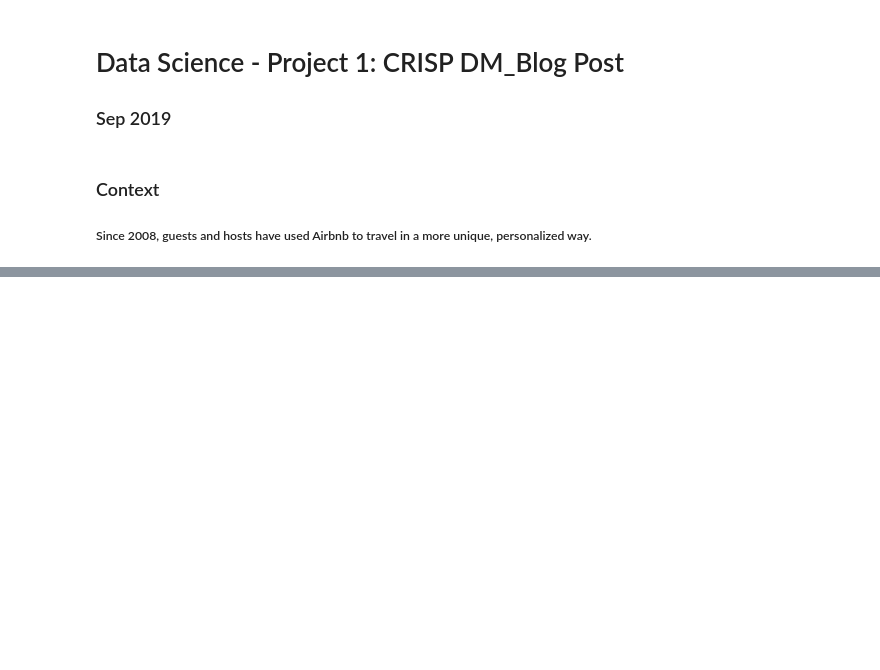
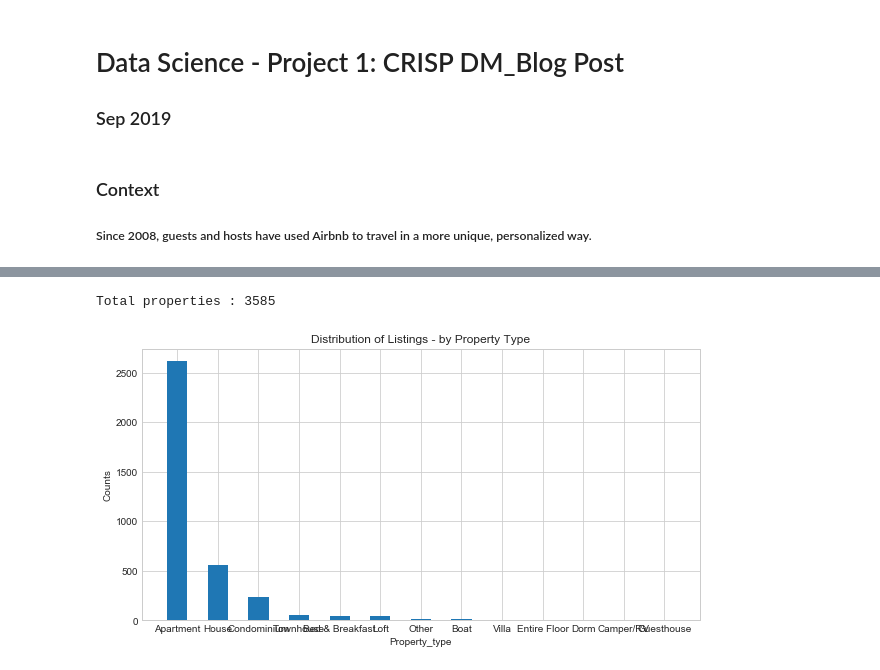
Before and after one commit to yz14689/DSNP_BlogPost, a Jupyter notebook: DSNP_CRISP_Boston.ipynb, the cells around one changed output, grey strips where cells are left out. Saved outputs shown, nothing was run; the diff lists cells and outputs as text; code cells hidden in the pictures; blank space fills up the shorter version.

```diff
--- a/DSNP_CRISP_Boston.ipynb
+++ b/DSNP_CRISP_Boston.ipynb
@@ -215,0 +182,6 @@ TypeError: ("argument of type 'float' is not iterable", 'occurred at index 1077'
+# %%
+# [2] Listing: unique listing with all the details of the property, rules, price
+
+df_listing_in = pd.read_csv(r'.\Data\boston-airbnb-open-data\listings.csv')
+print(df_listing_in.shape)
+df_listing_in.head(2)
@@ -215,0 +215,27 @@ TypeError: ("argument of type 'float' is not iterable", 'occurred at index 1077'
+# %%
+# clean up
+
+"""
+Key attributes:
+"""
+
+attkeep = ['id', 'property_type',  'room_type',  'neighbourhood_cleansed',  'latitude', 'longitude',  'zipcode',
+            'host_id',  'host_since', 'host_listings_count',  'calculated_host_listings_count', 'host_response_rate',
+            'price',  'minimum_nights',  'maximum_nights',  'reviews_per_month',  'accommodates',  'guests_included',
+            'number_of_reviews',  'reviews_per_month',  'review_scores_value',  'first_review',  'last_review' ,
+            'review_scores_rating' , 'review_scores_accuracy' , 'review_scores_cleanliness','review_scores_checkin' ,
+            'review_scores_communication' , 'review_scores_location', 'review_scores_value'
+          ]
+
+
+df_listing = df_listing_in[attkeep].copy()
+
+def remove_perc(x):
+    if type(x) is str:
+        x = float(x.replace('%','').replace(','',  '''))
+    return x
+
+df_listing.rename (columns = {'id': 'listing_id'} ,   inplace = True)
+
+df_listing['list_price_cleansed'] = df_listing['price'].apply(remove_dollar)
+df_listing.head()
@@ -215,0 +250,18 @@ TypeError: ("argument of type 'float' is not iterable", 'occurred at index 1077'
+# %%
+# How many listings in total
+print('Total properties :', df_listing['listing_id'].nunique())
+# %% [output]
+Total properties : 3585
+# %%
+df_listing_byproperty = df_listing.groupby ([ 'property_type' ])['listing_id'].count().reset_index().sort_values(by = ['listing_id'] , ascending = [False])
+df_listing_byproperty.rename (columns = {'listing_id': 'total'}, inplace = True)
+
+plt.figure(figsize = (10, 5))
+width = 0.5
+plt.bar( 'property_type', 'total', data = df_listing_byproperty , width = width )
+plt.title("Distribution of Listings - by Property Type")
+plt.xlabel("Property_type")
+plt.ylabel("Counts")
+plt.show()
+# %% [output]
+[figure, added]
```
Also changed, not shown: parts of 81 cells of this notebook, 13 other files.
